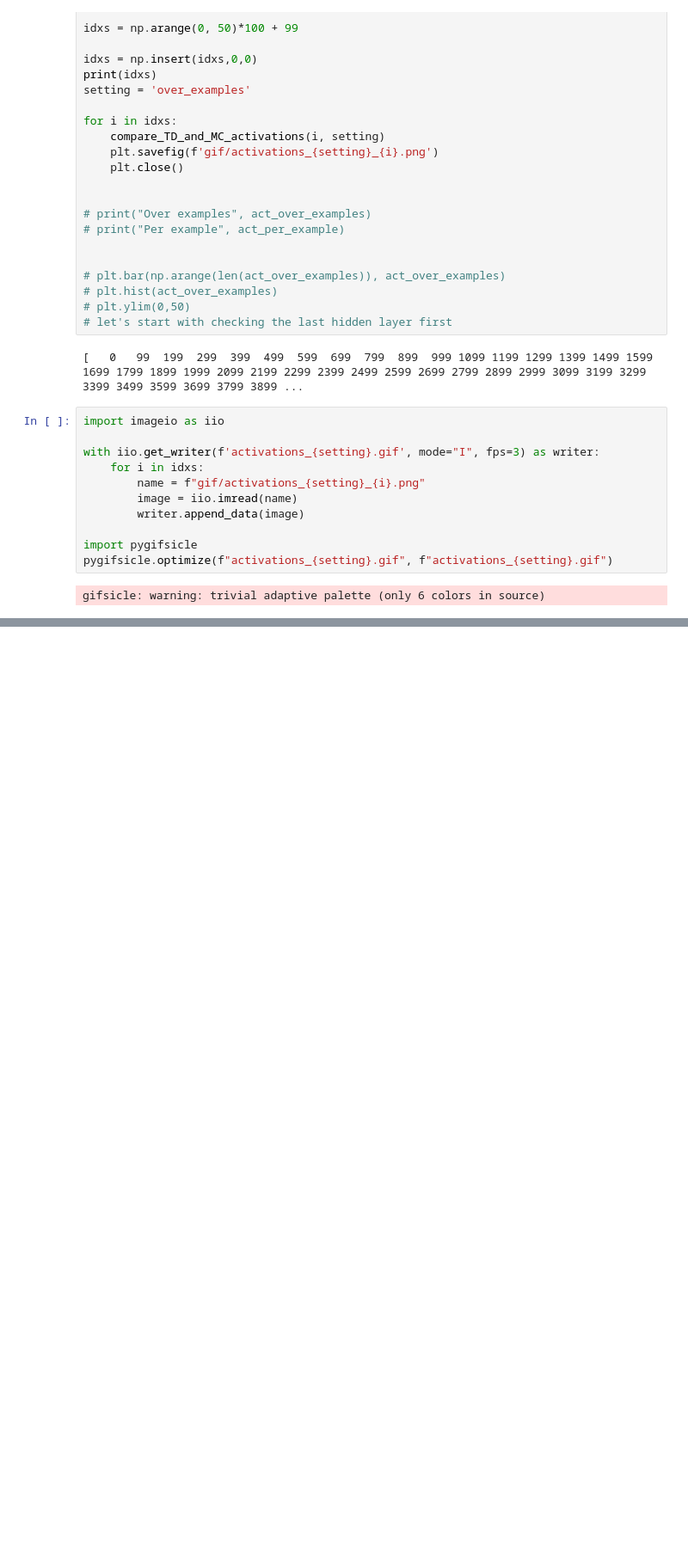
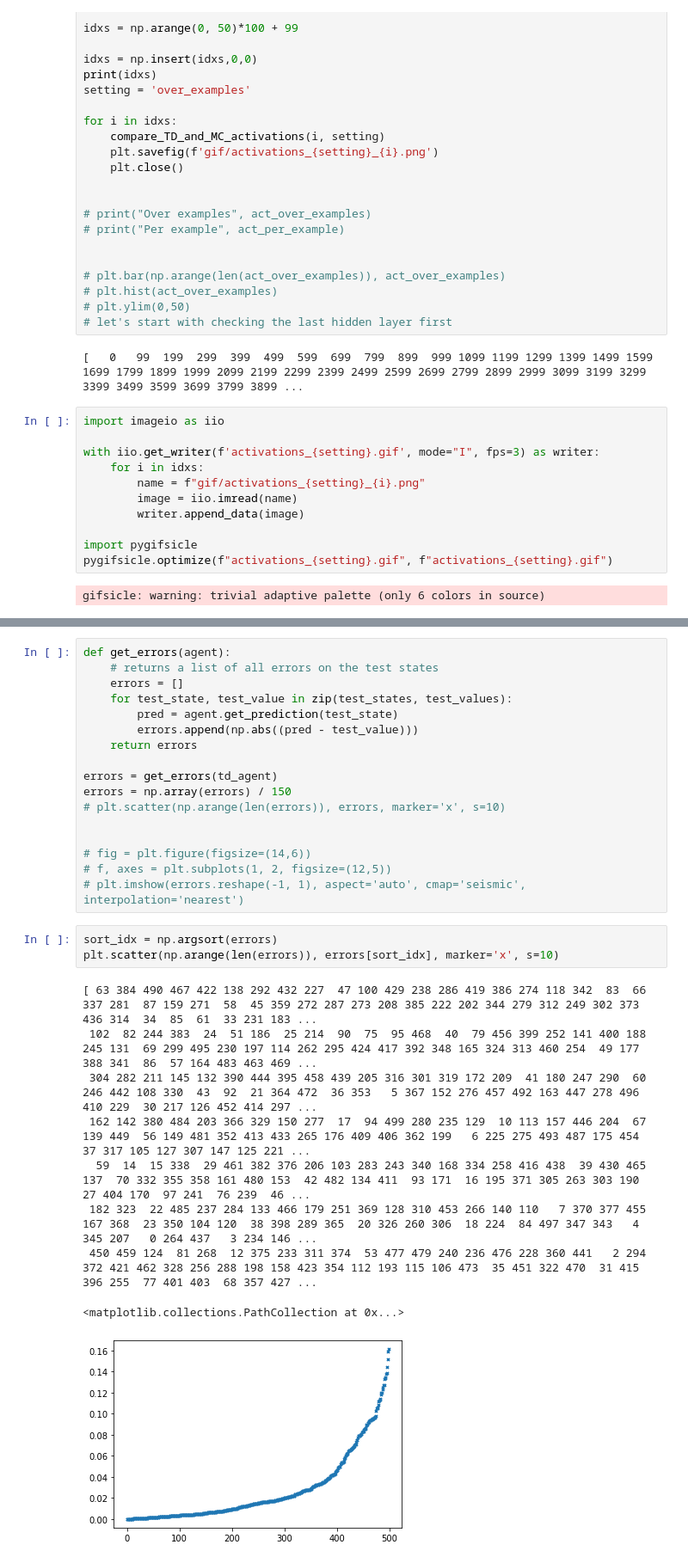
Before and after one commit to wechu/TDRepresentationLearning, a Jupyter notebook: analyze_test.ipynb, the cells around one changed output, grey strips where cells are left out. Shown: that part at 86% size. Drawn from its saved outputs; the diff is of its cells as text; blank space fills up the shorter version.

```diff
--- a/analyze_test.ipynb
+++ b/analyze_test.ipynb
@@ -500,0 +505,30 @@ f.tight_layout()
+# %%
+def get_errors(agent):
+    # returns a list of all errors on the test states
+    errors = []
+    for test_state, test_value in zip(test_states, test_values):
+        pred = agent.get_prediction(test_state)
+        errors.append(np.abs((pred - test_value)))
+    return errors
+
+errors = get_errors(td_agent)
+errors = np.array(errors) / 150
+# plt.scatter(np.arange(len(errors)), errors, marker='x', s=10)
+
+
+# fig = plt.figure(figsize=(14,6))
+# f, axes = plt.subplots(1, 2, figsize=(12,5))
+# plt.imshow(errors.reshape(-1, 1), aspect='auto', cmap='seismic', interpolation='nearest')
+# %%
+sort_idx = np.argsort(errors)
+plt.scatter(np.arange(len(errors)), errors[sort_idx], marker='x', s=10)
+# %% [output]
+[ 63 384 490 467 422 138 292 432 227  47 100 429 238 286 419 386 274 118 342  83  66 337 281  87 159 271  58  45 359 272 287 273 208 385 222 202 344 279 312 249 302 373 436 314  34  85  61  33 231 183 ...
+ 102  82 244 383  24  51 186  25 214  90  75  95 468  40  79 456 399 252 141 400 188 245 131  69 299 495 230 197 114 262 295 424 417 392 348 165 324 313 460 254  49 177 388 341  86  57 164 483 463 469 ...
+ 304 282 211 145 132 390 444 395 458 439 205 316 301 319 172 209  41 180 247 290  60 246 442 108 330  43  92  21 364 472  36 353   5 367 152 276 457 492 163 447 278 496 410 229  30 217 126 452 414 297 ...
+ 162 142 380 484 203 366 329 150 277  17  94 499 280 235 129  10 113 157 446 204  67 139 449  56 149 481 352 413 433 265 176 409 406 362 199   6 225 275 493 487 175 454  37 317 105 127 307 147 125 221 ...
+  59  14  15 338  29 461 382 376 206 103 283 243 340 168 334 258 416 438  39 430 465 137  70 332 355 358 161 480 153  42 482 134 411  93 171  16 195 371 305 263 303 190  27 404 170  97 241  76 239  46 ...
+ 182 323  22 485 237 284 133 466 179 251 369 128 310 453 266 140 110   7 370 377 455 167 368  23 350 104 120  38 398 289 365  20 326 260 306  18 224  84 497 347 343   4 345 207   0 264 437   3 234 146 ...
+ 450 459 124  81 268  12 375 233 311 374  53 477 479 240 236 476 228 360 441   2 294 372 421 462 328 256 288 198 158 423 354 112 193 115 106 473  35 451 322 470  31 415 396 255  77 401 403  68 357 427 ...
+<matplotlib.collections.PathCollection at 0x...>
+[figure, added]
```
Also changed, not shown: parts of 4 cells of this notebook.
